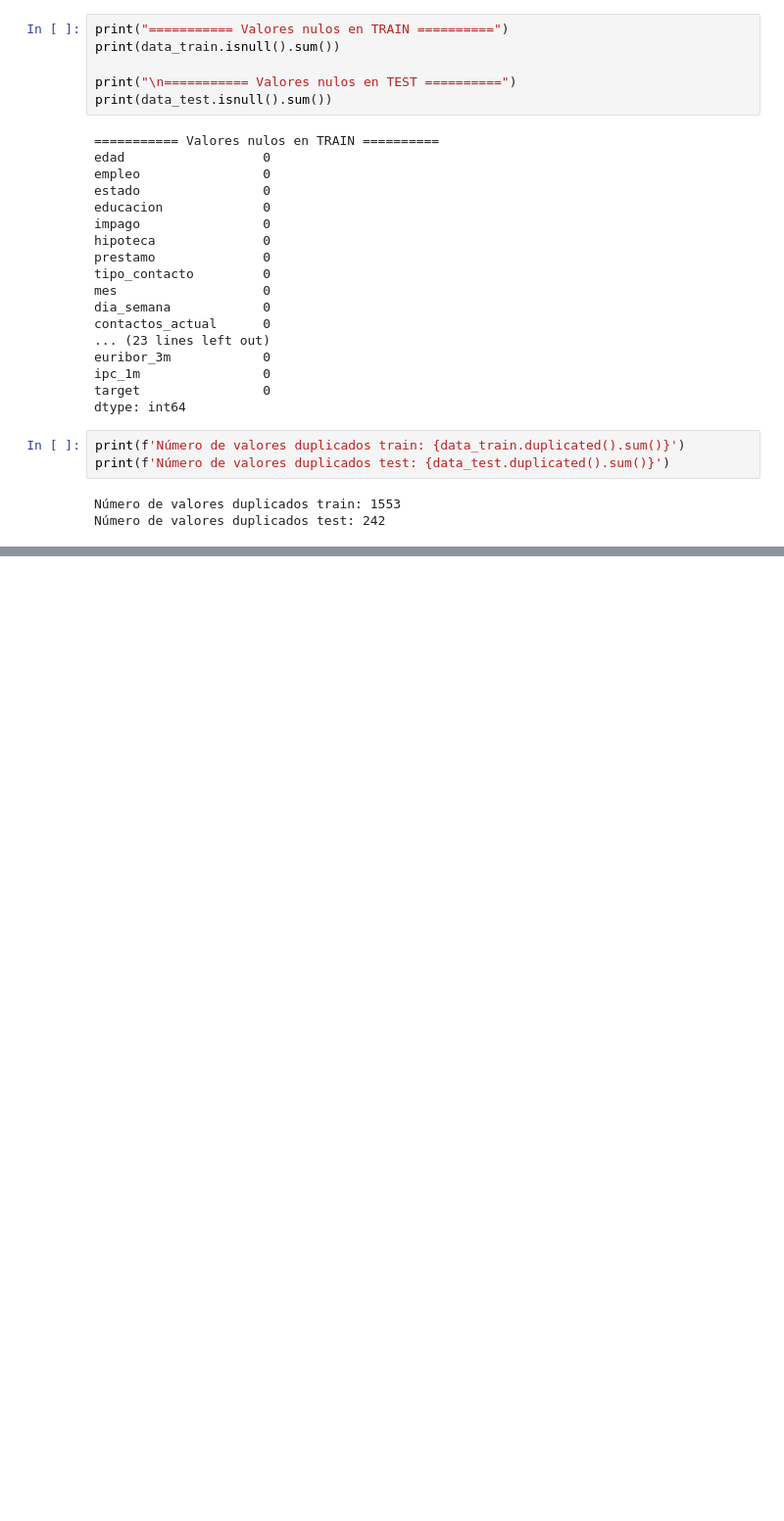
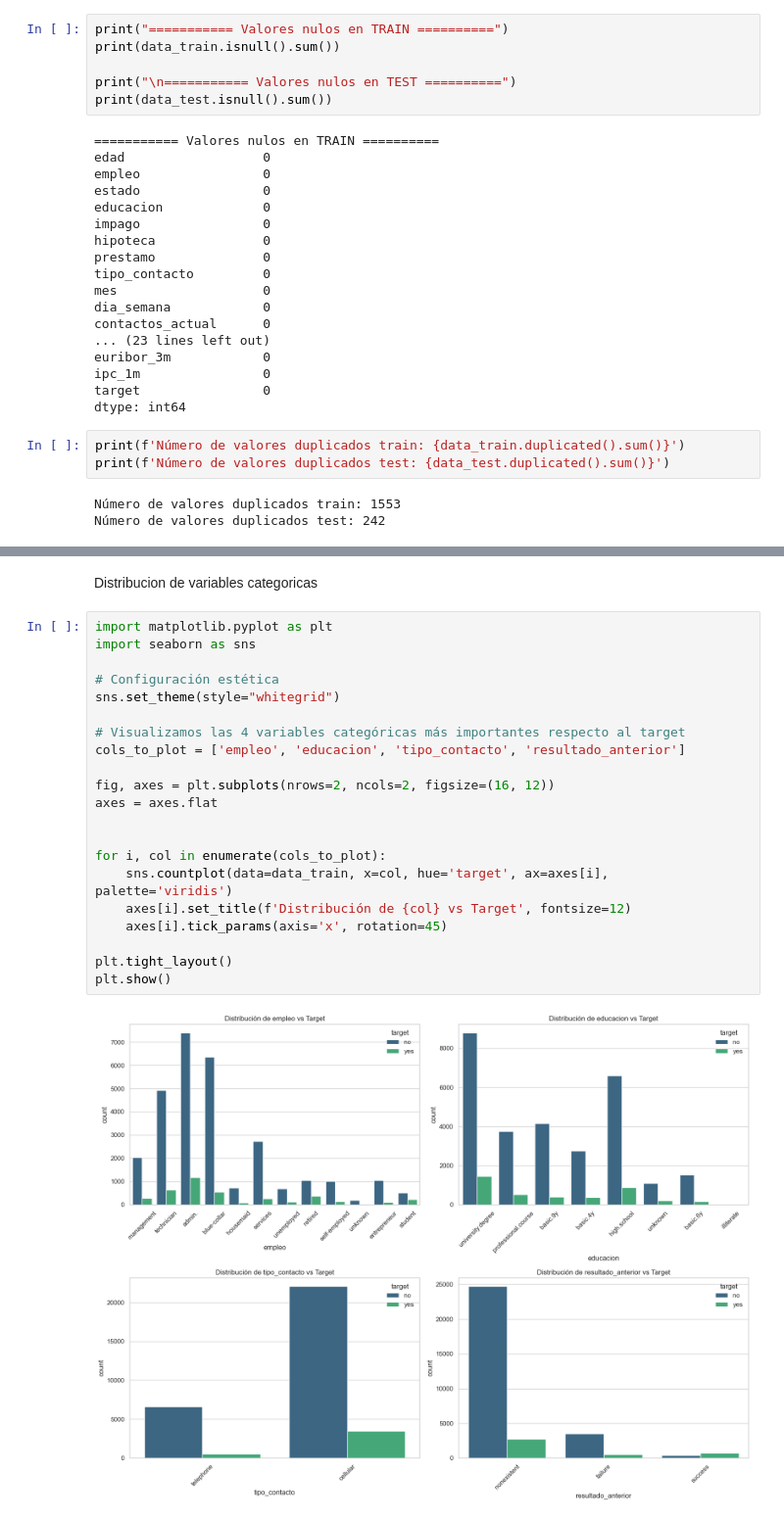
Before and after one commit to Geovart/Machine-learning-project-for-contract-prediction, a Jupyter notebook: notebook/Proyecto-prediccion-contratos.ipynb, the cells around one changed output, grey strips where cells are left out. Shown at 98% size. Cells and saved outputs as stored; diff of their text form; blank space fills up the shorter version.

```diff
--- a/notebook/Proyecto-prediccion-contratos.ipynb
+++ b/notebook/Proyecto-prediccion-contratos.ipynb
@@ -143,0 +259,25 @@ Número de valores duplicados test: 242
+# %% [markdown]
+Distribucion de variables categoricas
+# %%
+import matplotlib.pyplot as plt
+import seaborn as sns
+
+# Configuración estética
+sns.set_theme(style="whitegrid")
+
+# Visualizamos las 4 variables categóricas más importantes respecto al target
+cols_to_plot = ['empleo', 'educacion', 'tipo_contacto', 'resultado_anterior']
+
+fig, axes = plt.subplots(nrows=2, ncols=2, figsize=(16, 12))
+axes = axes.flat
+
+
+for i, col in enumerate(cols_to_plot):
+    sns.countplot(data=data_train, x=col, hue='target', ax=axes[i], palette='viridis')
+    axes[i].set_title(f'Distribución de {col} vs Target', fontsize=12)
+    axes[i].tick_params(axis='x', rotation=45)
+
+plt.tight_layout()
+plt.show()
+# %% [output]
+[figure, added]
```
Also changed, not shown: parts of 21 cells of this notebook.
